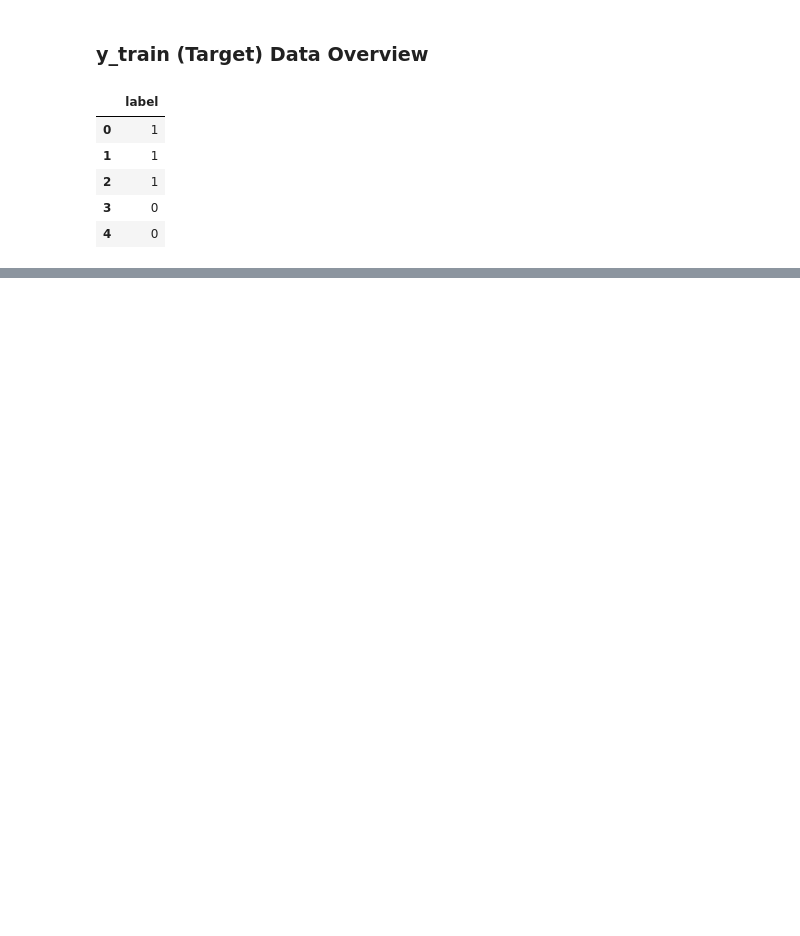
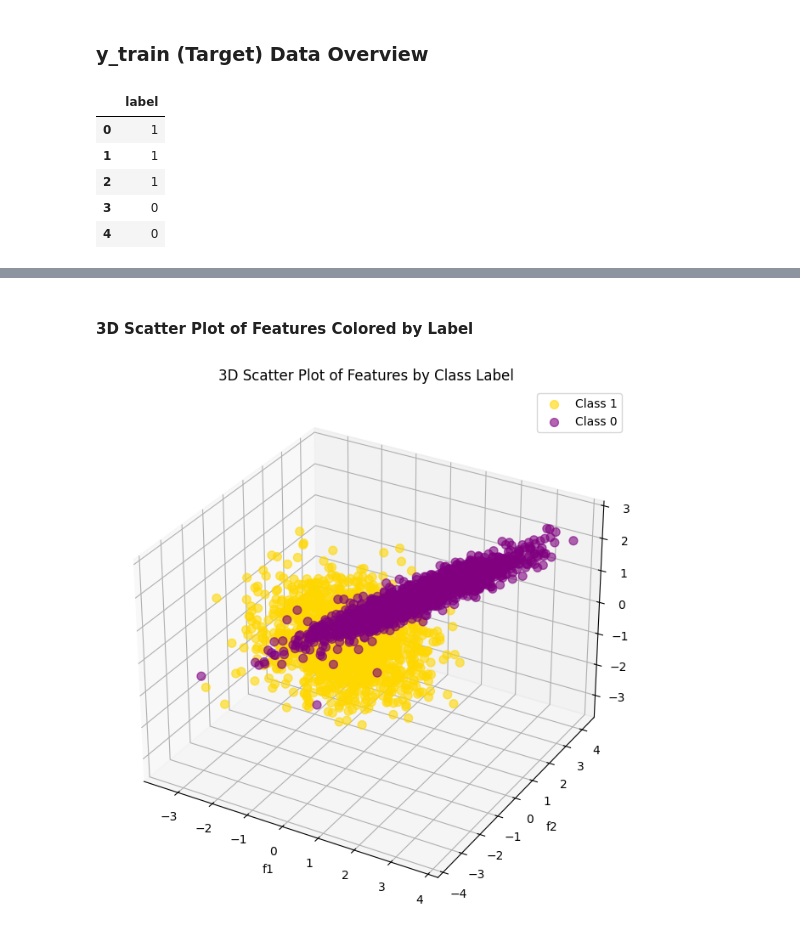
Before and after one commit to PRIYANSHUKUMAWAT1906/PRML_course_project-, a Jupyter notebook: main.ipynb, the cells around one changed output, grey strips where cells are left out. Saved outputs shown, nothing was run; the diff lists cells and outputs as text; code cells hidden in the pictures; blank space fills up the shorter version.

```diff
--- a/main.ipynb
+++ b/main.ipynb
@@ -29,0 +167,28 @@ display(y_train.head())
+# %% [markdown]
+#### 3D Scatter Plot of Features Colored by Label
+# %%
+from mpl_toolkits.mplot3d import Axes3D
+
+fig = plt.figure(figsize=(10, 8))
+ax = fig.add_subplot(111, projection='3d')
+
+# Define colors for the two classes
+colors = ['purple', 'gold']
+
+# Plot each class separately to assign different colors
+for label_val in df_combined['label'].unique():
+    subset = df_combined[df_combined['label'] == label_val]
+    ax.scatter(subset['f1'], subset['f2'], subset['f3'],
+               label=f'Class {label_val}',
+               color=colors[label_val],  # Assign color based on label index
+               alpha=0.6, s=50)
+
+ax.set_xlabel('f1')
+ax.set_ylabel('f2')
+ax.set_zlabel('f3')
+ax.set_title('3D Scatter Plot of Features by Class Label')
+ax.legend()
+plt.savefig(os.path.join(plots_dir, '3d_scatter_plot.png'))
+plt.show()
+# %% [output]
+[figure, added]
```
Also changed, not shown: parts of 33 cells of this notebook.
